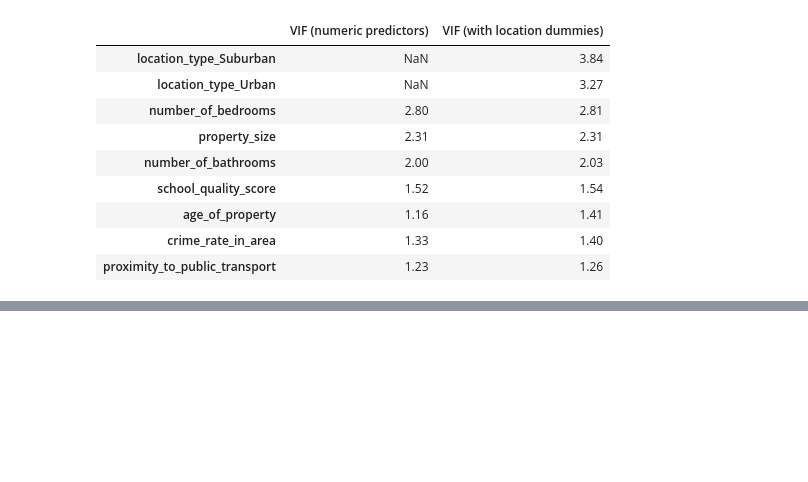
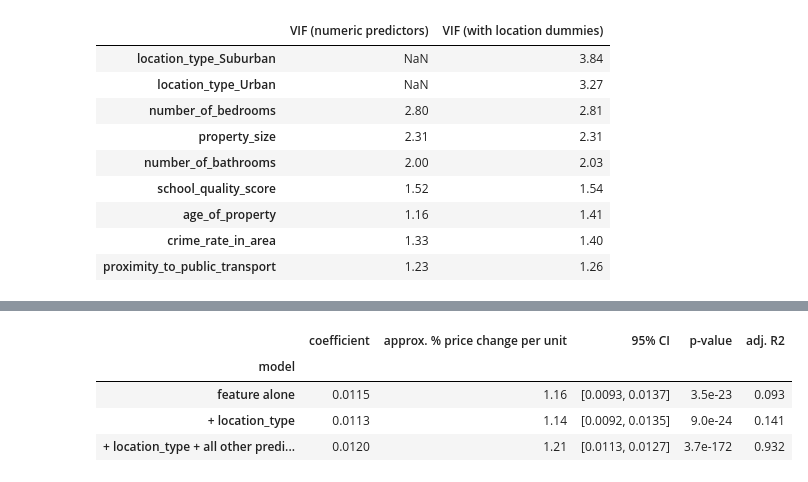
Before and after one commit to jadennk21-prog/AIAP-Mini-Project-1---Housing-Prices-Prediction, a Jupyter notebook: eda.ipynb, the cells around one changed output, grey strips where cells are left out. Saved outputs shown, nothing was run; the diff lists cells and outputs as text; code cells hidden in the pictures; blank space fills up the shorter version.

```diff
--- a/eda.ipynb
+++ b/eda.ipynb
@@ -712,0 +743,22 @@ Low     1.22
+# %%
+# Does the positive association survive adjustment? Regress log(price) on the feature with and without controls.
+y_log = np.log(df[target])
+
+def fit_row(name, X):
+    fit = sm.OLS(y_log, sm.add_constant(X.astype(float))).fit()
+    lo, hi = fit.conf_int().loc[p]
+    return {'model': name, 'coefficient': round(fit.params[p], 4),
+            'approx. % price change per unit': round((np.exp(fit.params[p]) - 1) * 100, 2),
+            '95% CI': f"[{lo:.4f}, {hi:.4f}]", 'p-value': f"{fit.pvalues[p]:.1e}", 'adj. R2': round(fit.rsquared_adj, 3)}
+
+pd.DataFrame([
+    fit_row("feature alone", df[[p]]),
+    fit_row("+ location_type", pd.get_dummies(df[[p, 'location_type']], drop_first=True)),
+    fit_row("+ location_type + all other predictors", pd.get_dummies(df[num_predictors + ['location_type']], drop_first=True)),
+]).set_index('model')
+# %% [output]
+|  | coefficient | approx. % price change per unit | 95% CI | p-value | adj. R2 |
+| model |  |  |  |  |  |
+| feature alone | 0.0115 | 1.16 | [0.0093, 0.0137] | 3.5e-23 | 0.093 |
+| + location_type | 0.0113 | 1.14 | [0.0092, 0.0135] | 9.0e-24 | 0.141 |
+| + location_type + all other predi... | 0.0120 | 1.21 | [0.0113, 0.0127] | 3.7e-172 | 0.932 |
```
Also changed, not shown: parts of 55 cells of this notebook, 26 other files.
